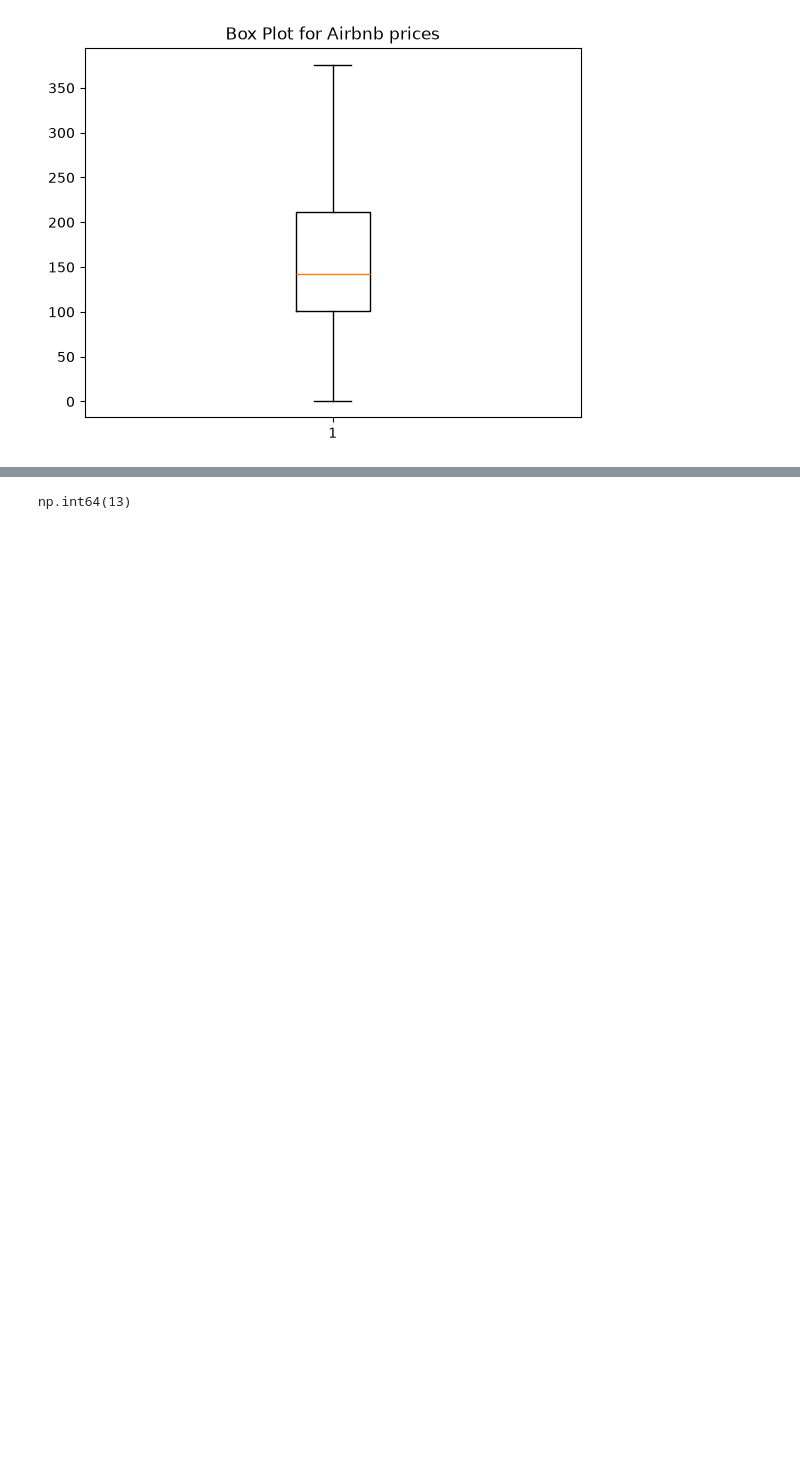
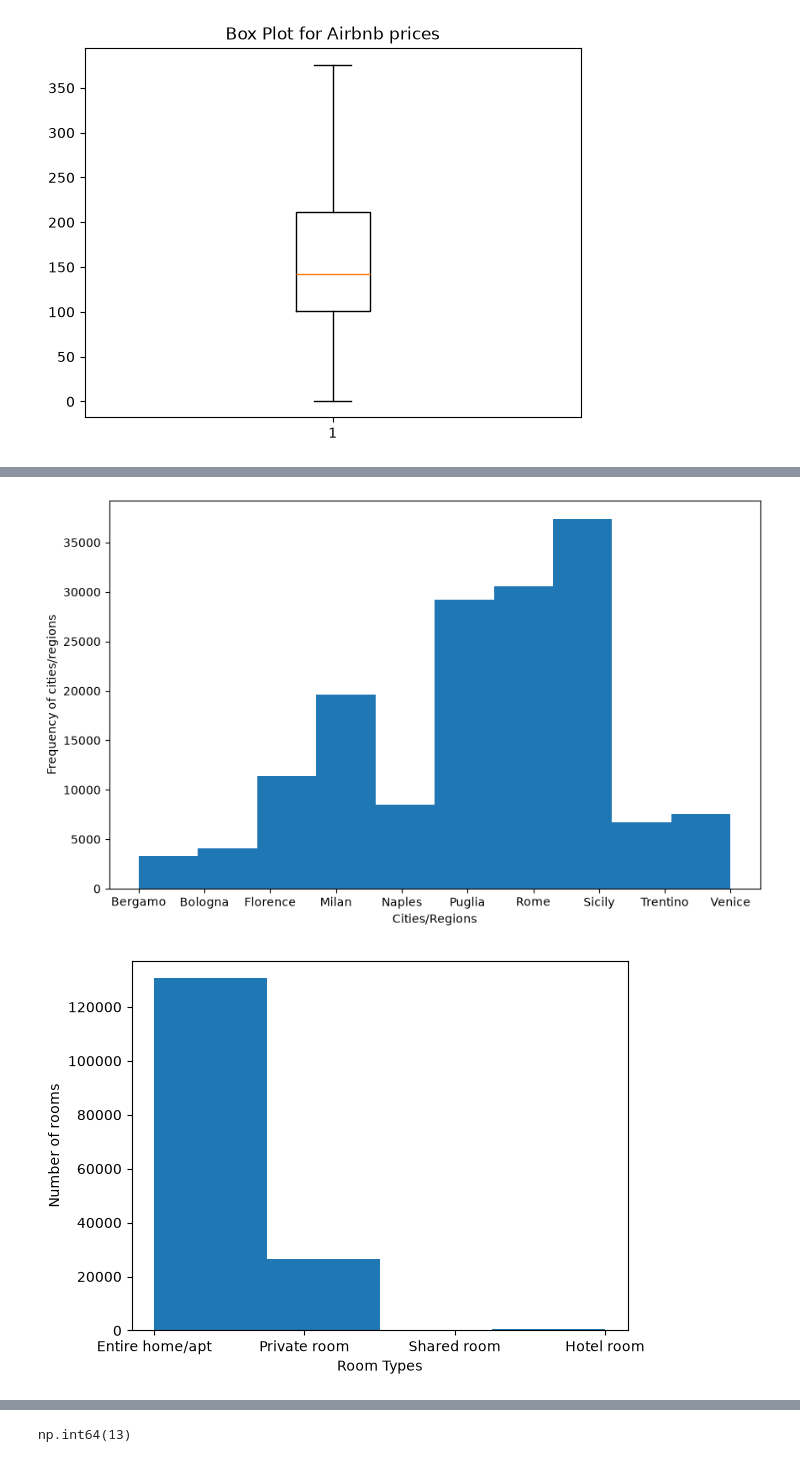
Before and after one commit to IshaanShanavas/AirbnbAICA1, a Jupyter notebook: project.ipynb, the cells around one changed output, grey strips where cells are left out. Cells and saved outputs as stored; diff of their text form; code cells hidden in the pictures; blank space fills up the shorter version.

```diff
--- a/project.ipynb
+++ b/project.ipynb
@@ -86 +100,19 @@ plt.show()
+# %%
+# Histograms
+
+# Frequency of each city or region
+plt.figure(figsize=(10,6))
+plt.hist(df['city_region'].values)
+plt.xlabel('Cities/Regions')
+plt.ylabel('Frequency of cities/regions')
+plt.show()
+
+# Number of each particular room types in each listing
+plt.hist(df['room_type'].values, bins=len(df['room_type'].unique()))
+plt.xlabel('Room Types')
+plt.ylabel('Number of rooms')
+plt.show()
+# %% [output]
+[figure, added]
+[figure, added]
 # %% [markdown]
```
Also changed, not shown: parts of 28 cells of this notebook.
